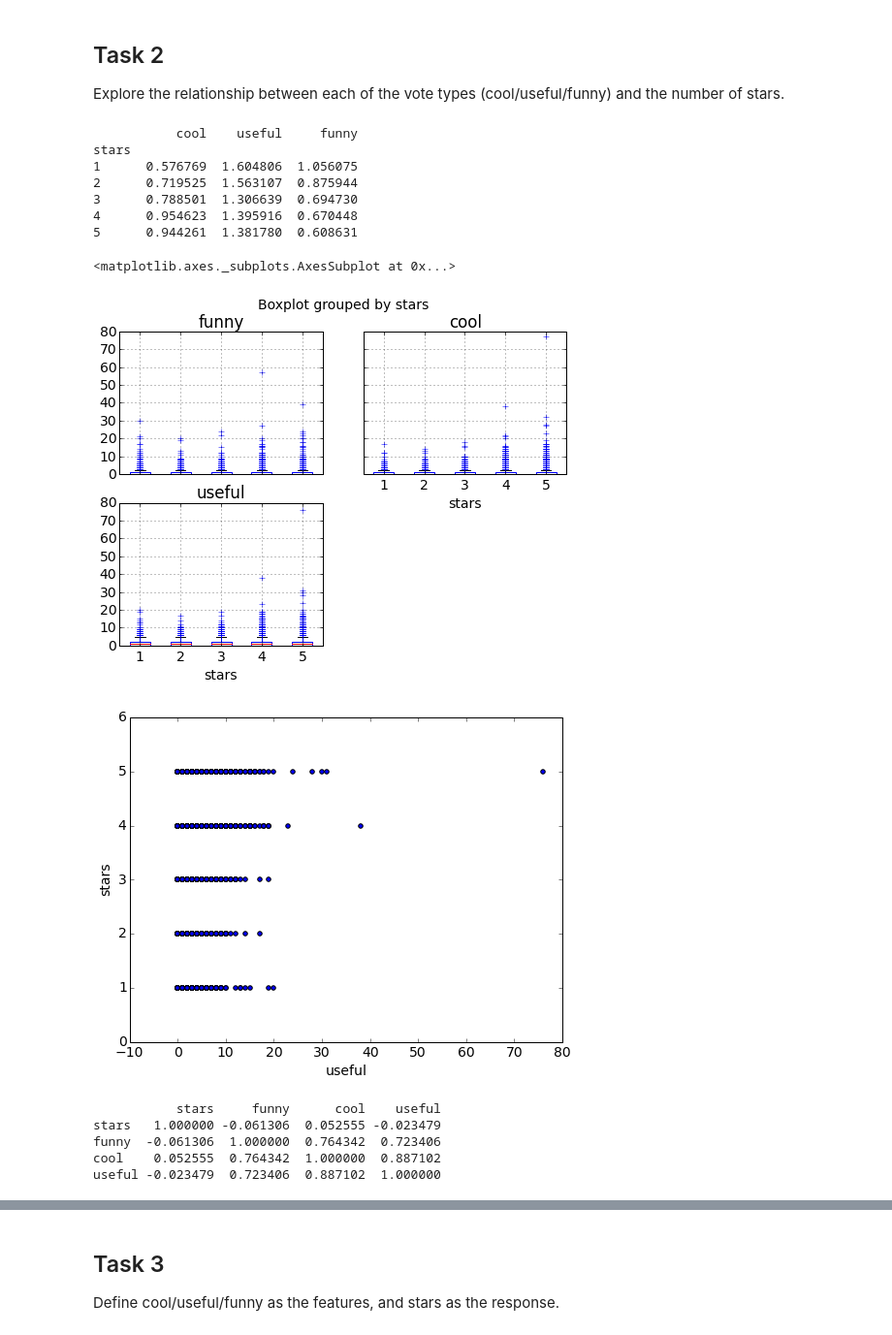
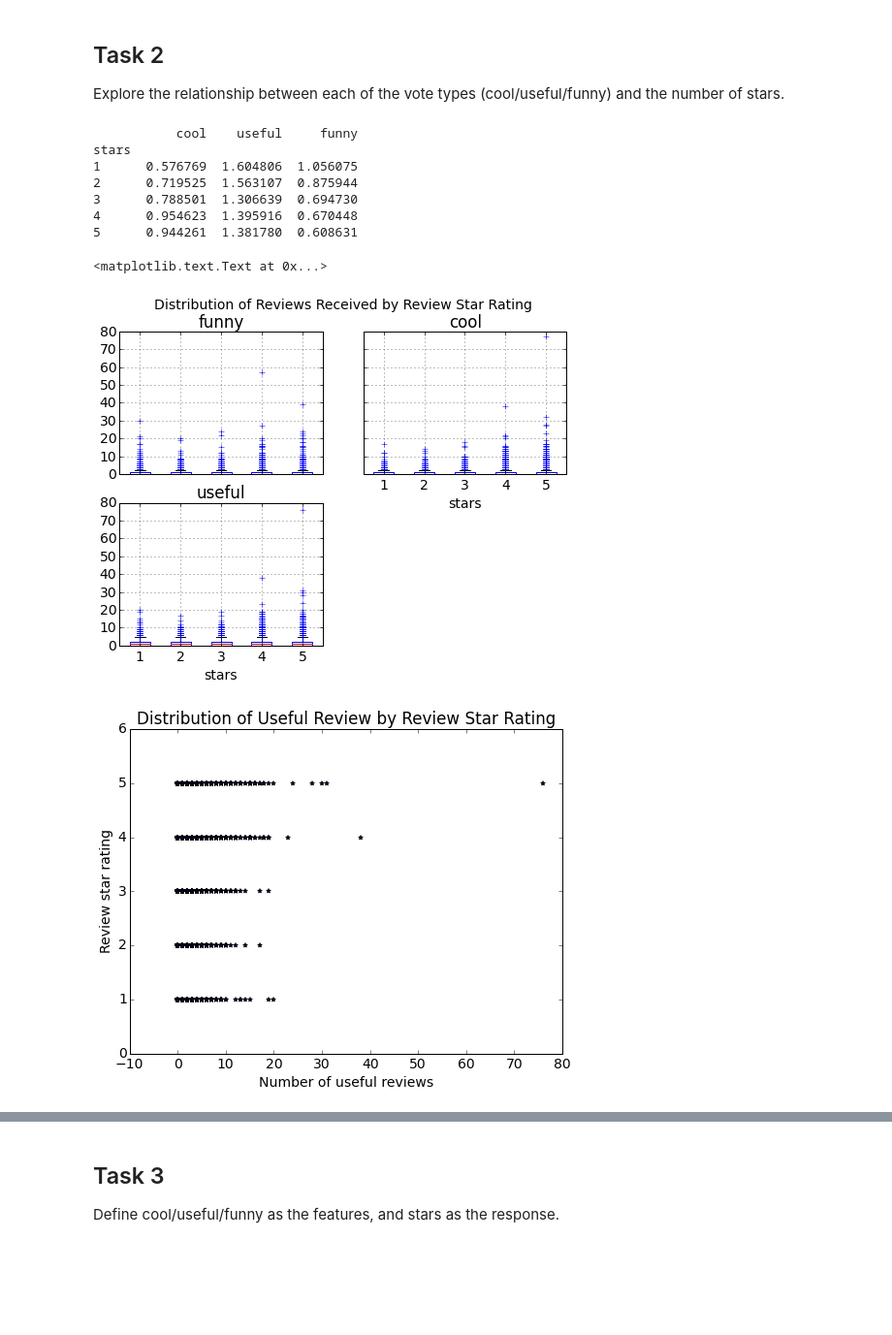
Before and after one commit to jamduval/homework, a Jupyter notebook: 10_yelp_votes_homework.ipynb, the cells around one changed output, grey strips where cells are left out. Shown at 97% size. Saved outputs shown, nothing was run; the diff lists cells and outputs as text; code cells hidden in the pictures; blank space fills up the shorter version.

```diff
--- a/10_yelp_votes_homework.ipynb
+++ b/10_yelp_votes_homework.ipynb
@@ -88,33 +91,31 @@ Explore the relationship between each of the vote types (cool/useful/funny) and
 # %%
 # treat stars as a categorical variable and look for differences between groups
 import matplotlib.pyplot as plt
 %matplotlib inline
 plt.rcParams['figure.figsize'] = (8, 6)
 plt.rcParams['font.size'] = 14
 
 
-print(votes.groupby('stars').mean())
+print(votes.groupby('stars').mean()) # Do a simple check of the means, grouped by "stars," to see if you can see any possible
+                                     # relationships.
+
+#Let's look at the number of all reviews (split by review) by star rating.
 votes.boxplot(column=['funny','cool','useful'],by='stars')
-votes.plot(kind='scatter',x='useful',y='stars')
+plt.suptitle("Distribution of Reviews Received by Review Star Rating")
+
+
+# Use a scatter plot to essentially flip the former figure on its side to get a possibly clearer picture.
+votes.plot(kind='scatter',x='useful',y='stars',marker='*',title="Distribution of Useful Review by Review Star Rating")
+plt.xlabel('Number of useful reviews')
+plt.ylabel('Review star rating')
 # %% [output]
            cool    useful     funny
 stars
 1      0.576769  1.604806  1.056075
 2      0.719525  1.563107  0.875944
 3      0.788501  1.306639  0.694730
 4      0.954623  1.395916  0.670448
 5      0.944261  1.381780  0.608631
-<matplotlib.axes._subplots.AxesSubplot at 0x...>
+<matplotlib.text.Text at 0x...>
-[figure, old version]
+[figure, new version]
-[figure, old version]
+[figure, new version]
-# %%
-# correlation matrix
-import numpy as np
-
-print(votes[['stars','funny','cool','useful']].corr())
-# %% [output]
-           stars     funny      cool    useful
-stars   1.000000 -0.061306  0.052555 -0.023479
-funny  -0.061306  1.000000  0.764342  0.723406
-cool    0.052555  0.764342  1.000000  0.887102
-useful -0.023479  0.723406  0.887102  1.000000
```
Also changed, not shown: parts of 15 cells of this notebook, 1 other file.
